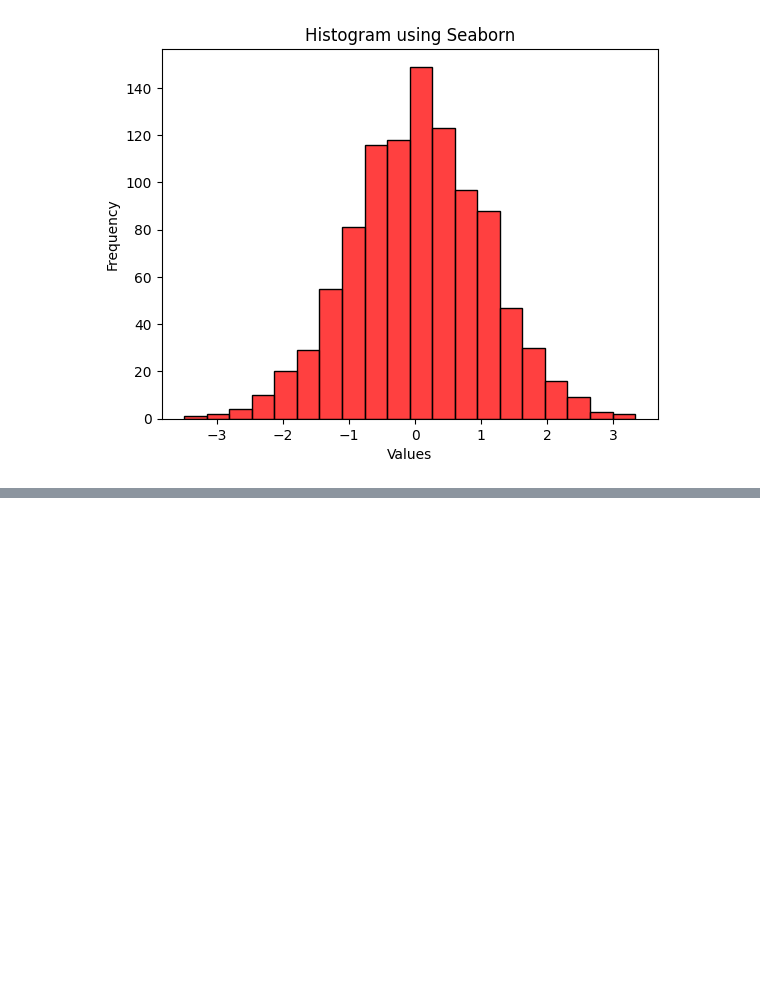
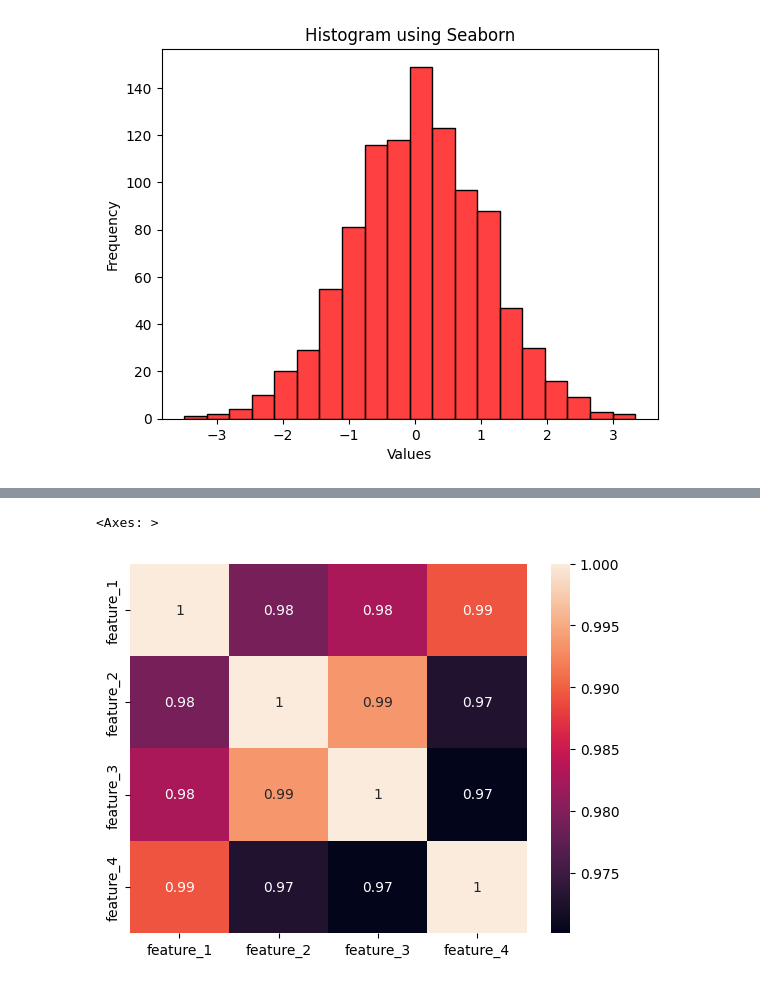
Before and after one commit to ellieyeayea/Stats, a Jupyter notebook: 1_plots.ipynb, the cells around one changed output, grey strips where cells are left out. Cells and saved outputs as stored; diff of their text form; code cells hidden in the pictures; blank space fills up the shorter version.

```diff
--- a/1_plots.ipynb
+++ b/1_plots.ipynb
@@ -28,0 +45,16 @@ plt.show()
+# %%
+
+features = {
+    "feature_1": [1, 2, 3, 4, 5, 6, 7],
+    "feature_2": [2, 3, 5, 7, 13, 15, 17],
+    "feature_3": [5, 6, 7, 11, 15, 17, 19],
+    "feature_4": [3, 4, 11, 13, 17, 21, 23]
+}
+df = pd.DataFrame(features)
+
+corr_matrix = df.corr()
+
+sns.heatmap(corr_matrix, annot=True)
+# %% [output]
+<Axes: >
+[figure, added]
```
Also changed, not shown: parts of 3 cells of this notebook.
